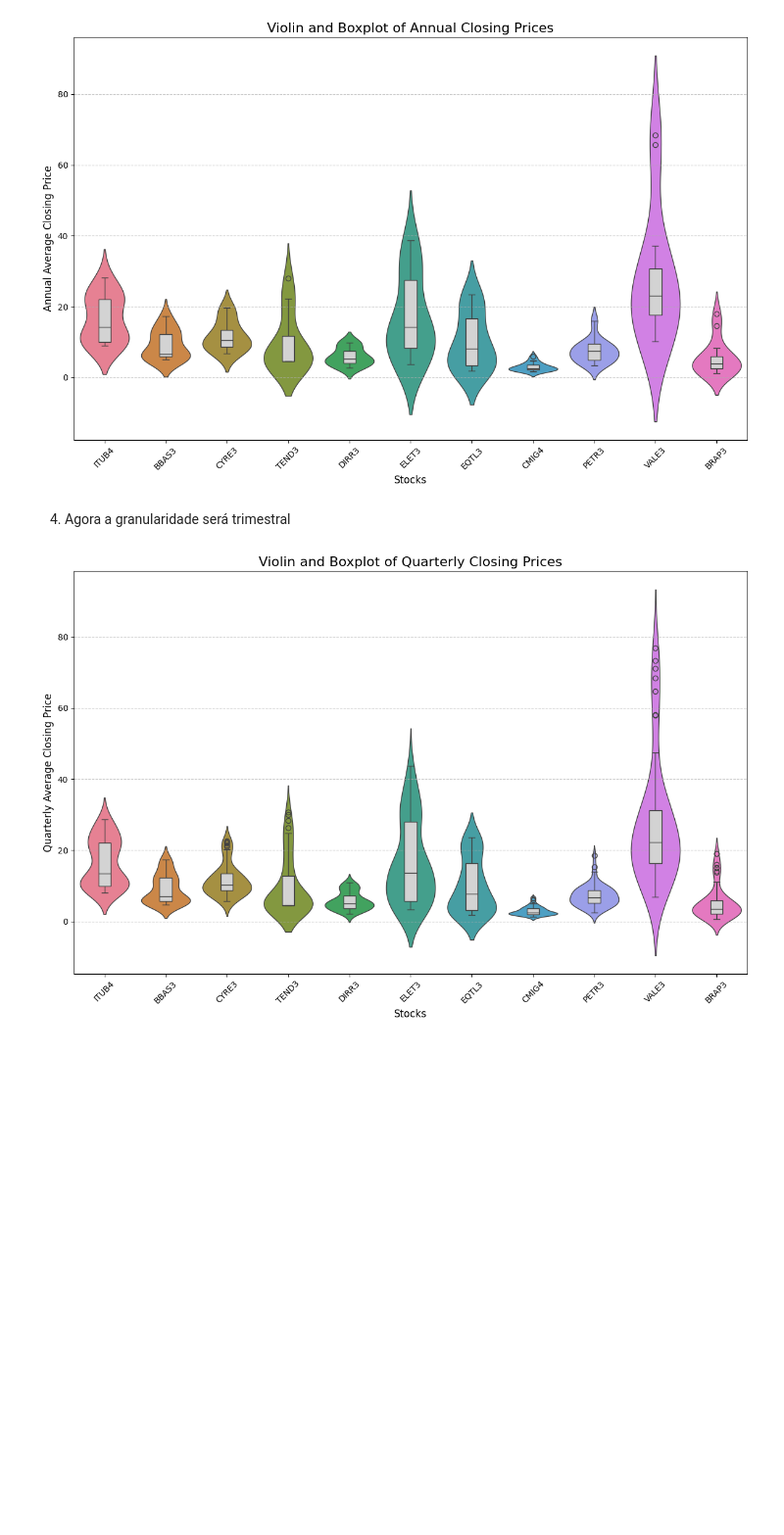
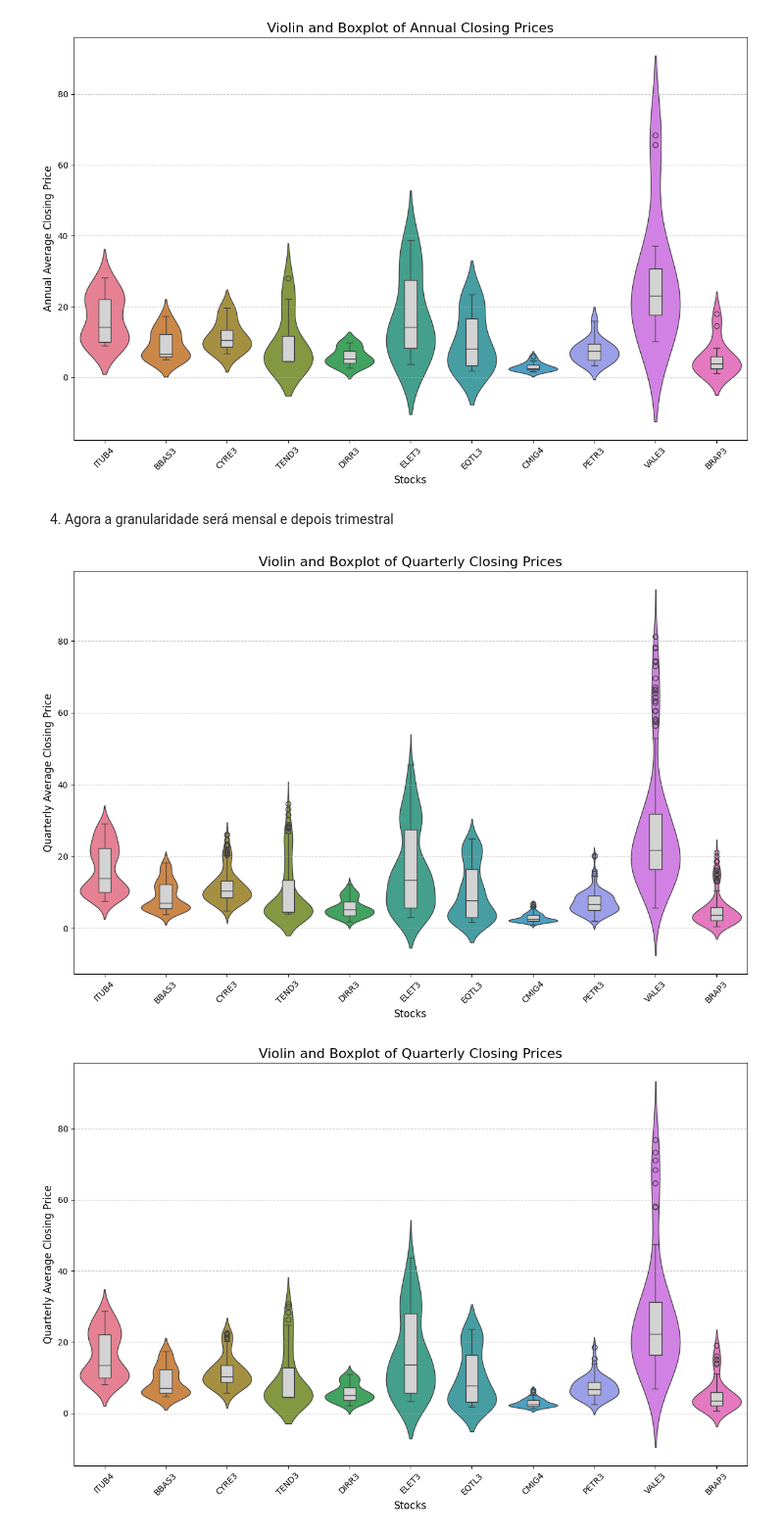
Before and after one commit to diogobrasil/analises-tcc-cripto, a Jupyter notebook: main/classes/Visualization/b3_analysis_charts/distrbuitions.ipynb, the cells around one changed output. Shown at 98% size. Drawn from its saved outputs; the diff is of its cells as text; code cells hidden in the pictures; blank space fills up the shorter version.

Commit message:
Gráfico para granularidade mensal de todo dataset

```diff
--- a/main/classes/Visualization/b3_analysis_charts/distrbuitions.ipynb
+++ b/main/classes/Visualization/b3_analysis_charts/distrbuitions.ipynb
@@ -142,7 +142,15 @@ plot_violin_boxplot(acoes_annual,
 # %% [output]
 [figure]
 # %% [markdown]
-4. Agora a granularidade será trimestral
+4. Agora a granularidade será mensal e depois trimestral
+# %%
+# Alterar granularidade para mensal (média dos preços de fechamento)
+acoes_monthly = acoes_data.resample('ME').mean()
+plot_violin_boxplot(acoes_monthly,
+                    "Violin and Boxplot of Quarterly Closing Prices",
+                    "Quarterly Average Closing Price")
+# %% [output]
+[figure, added]
 # %%
 # Alterar granularidade para trimestral (média dos preços de fechamento)
 acoes_quarterly = acoes_data.resample('QE').mean()
```
Also changed, not shown: parts of 1 cell of this notebook.
